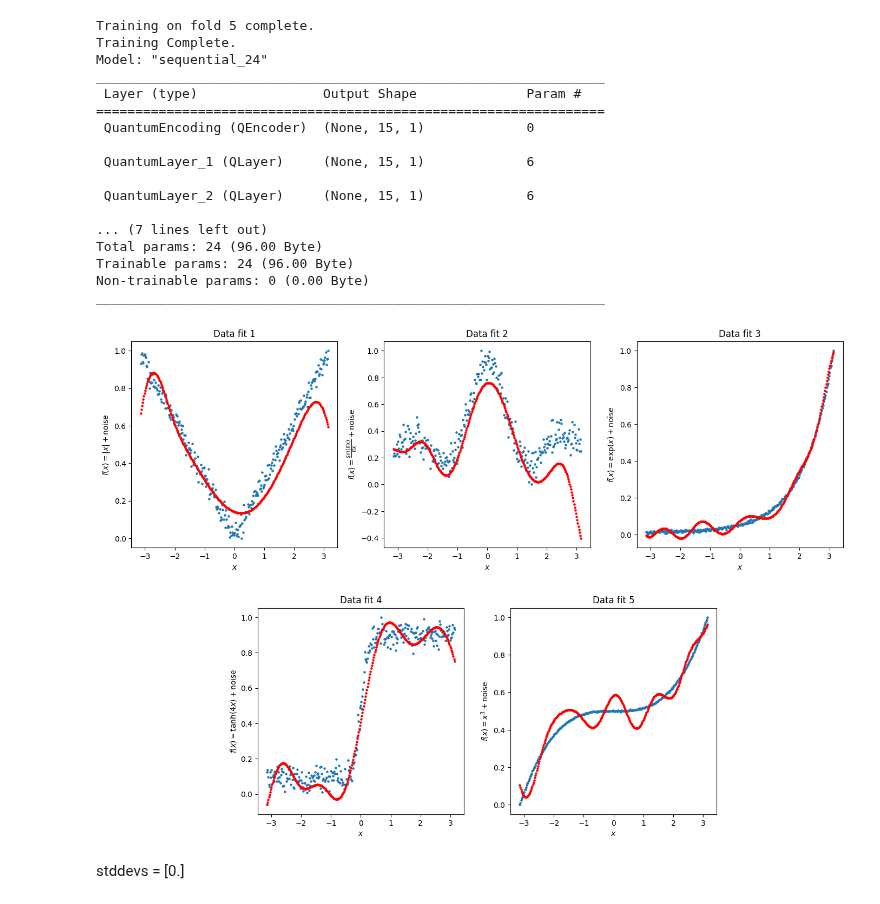
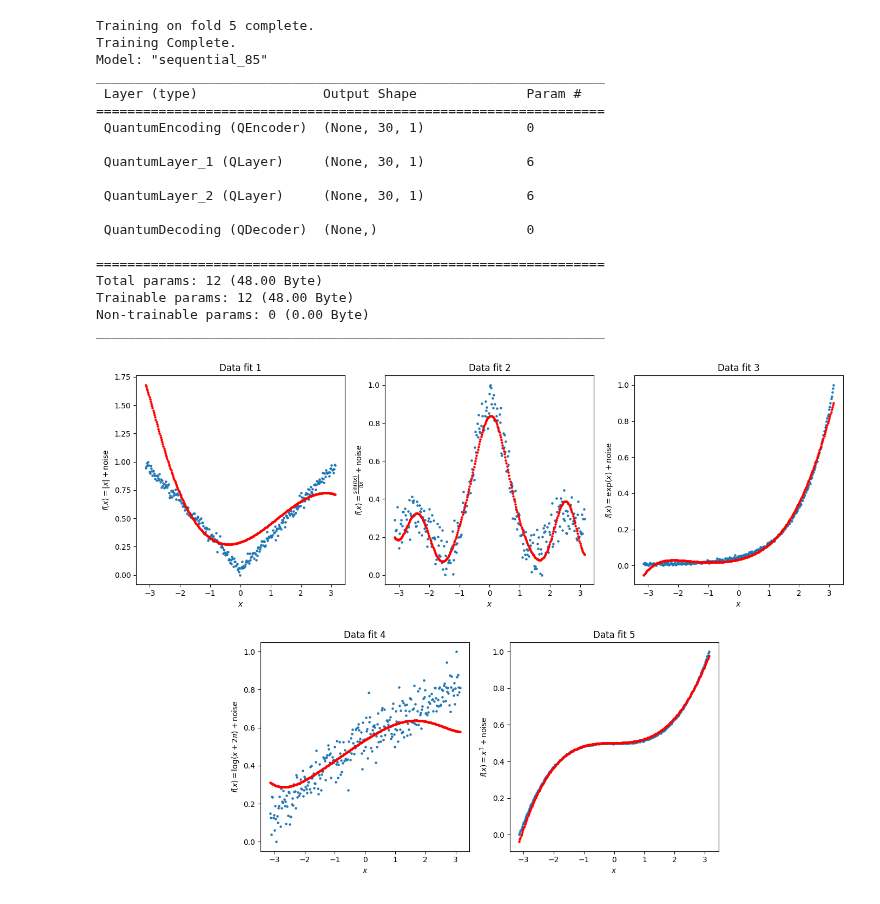
Before and after one commit to songofphysics/master-thesis, a Jupyter notebook: test.ipynb, the cells around one changed output. Drawn from its saved outputs; the diff is of its cells as text; code cells hidden in the pictures.

```diff
--- a/test.ipynb
+++ b/test.ipynb
@@ -273,10 +276,38 @@ def min_max_normalize(data):
 
 # Normalize each result individually
 Y = min_max_normalize(Y)
+# %%
+power_lr = tf.keras.optimizers.schedules.PolynomialDecay(
+    initial_learning_rate=0.01,
+    decay_steps=1000,
+    end_learning_rate=0.0001,
+    power=2.0
+)
+
+log_lr = tf.keras.optimizers.schedules.ExponentialDecay(
+    initial_learning_rate=0.01,
+    decay_steps=1000,
+    decay_rate=0.95
+)
+
+exp_lr = tf.keras.optimizers.schedules.ExponentialDecay(
+    initial_learning_rate=0.001,  # Lower initial rate
+    decay_steps=500,              # Faster decay
+    decay_rate=0.9                # Steeper decay
+)
+
+rates = [0.01, 0.01, power_lr, log_lr, exp_lr]
+
+# Custom R2Score metric to handle shape issues
+class R2ScoreWrapper(tf.keras.metrics.R2Score):
+    def update_state(self, y_true, y_pred, sample_weight=None):
+        y_true = tf.reshape(y_true, [-1, 1])
+        y_pred = tf.reshape(y_pred, [-1, 1])
+        return super().update_state(y_true, y_pred, sample_weight)
 # %%
 from sklearn.model_selection import KFold
 
-def train_model(input_data, target_data, function_index, k_folds=5, std=0.1, cutoff_dim=10, num_layers=6, epochs=200):
+def train_model(input_data, target_data, function_index, k_folds=5, learning_rate = 0.01, std=0.1, cutoff_dim=10, num_layers=6, epochs=200):
     fold_var = 1
 
     kf = KFold(n_splits=k_folds, shuffle=True, random_state=42)
@@ -296,8 +327,8 @@ def train_model(input_data, target_data, function_index, k_folds=5, std=0.1, cut
         model.add(QDecoder(dim=cutoff_dim, name='QuantumDecoding'))
 
         # Compile the model
-        opt = tf.keras.optimizers.Adam(0.01, clipnorm=1.0)
-        model.compile(optimizer=opt, loss='mse')
+        opt = tf.keras.optimizers.Adam(learning_rate, clipnorm=1.0)
+        model.compile(optimizer=opt, loss='mse', metrics=[R2ScoreWrapper()])
 
         # Create the ParameterLoggingCallback
         param_logger = ParameterLoggingCallback(fold_var, function_index, x_train_fold, y_train_fold)
@@ -333,25 +364,28 @@ def untrained_models(d = 0.1, num_layers = 6, cutoff_dim = 10):
 # %%
 # Train the model
 results = []
-for y in Y:
-    results.append(train_model(x, y, std=0.1, num_layers=4, cutoff_dim=15))
+layers = [1, 3, 2, 2, 2]
+for i in range(5):
+    results.append(train_model(x, Y[i], i+1, learning_rate=rates[i], num_layers=layers[i], cutoff_dim=30))
 H, M = zip(*results)
 # %% [output]
 Training on fold 5 complete.
 Training Complete.
-Model: "sequential_24"
+Model: "sequential_85"
 _________________________________________________________________
  Layer (type)                Output Shape              Param #
 =================================================================
- QuantumEncoding (QEncoder)  (None, 15, 1)             0
+ QuantumEncoding (QEncoder)  (None, 30, 1)             0
 
- QuantumLayer_1 (QLayer)     (None, 15, 1)             6
+ QuantumLayer_1 (QLayer)     (None, 30, 1)             6
 
- QuantumLayer_2 (QLayer)     (None, 15, 1)             6
+ QuantumLayer_2 (QLayer)     (None, 30, 1)             6
 
-... (7 lines left out)
-Total params: 24 (96.00 Byte)
-Trainable params: 24 (96.00 Byte)
+ QuantumDecoding (QDecoder)  (None,)                   0
+
+=================================================================
+Total params: 12 (48.00 Byte)
+Trainable params: 12 (48.00 Byte)
 Non-trainable params: 0 (0.00 Byte)
 _________________________________________________________________
 # %%
@@ -359,37 +393,35 @@ fit = plt.figure(figsize=(14, 10))
 gs = plt.GridSpec(2, 12)
 
 Y_preds = [model.predict(x, verbose = 0) for model in M]
 y_labels = [
     r'$f(x) = |x| + \text{noise}$',
     r'$f(x) = \frac{\sin(\pi x)}{\pi x} + \text{noise}$',
     r'$f(x) = \exp(x) + \text{noise}$',
-    r'$f(x) = \tanh(4x) + \text{noise}$',
+    r'$f(x) = \log(x+2\pi) + \text{noise}$',
     r'$f(x) = x^3 + \text{noise}$'
 ]
 
 for i in range(5):
     if i < 3:
         ax = plt.subplot(gs[0, 4 * i:4 * i + 4])
     else:
         # Center the bottom plots by shifting them to the right
         ax = plt.subplot(gs[1, 4 * (i - 3) + 2:4 * (i - 3) + 6])
 
     y = Y[i]
     y_pred = Y_preds[i]
     ax.scatter(x, y, s=5, label="Noisy Data")
     ax.scatter(x, y_pred, s=5, label='Fitted Curve', color='r')
     ax.set_title(f'Data fit {i+1}')
     ax.set_xlabel(r'$x$')
     ax.set_ylabel(y_labels[i])
     ax.set_box_aspect(1)
 
 plt.tight_layout()
 fit.savefig('fits.png')
 plt.show()
 # %% [output]
-[figure, old version]
+[figure, new version]
-# %% [markdown]
-stddevs = [0.]
 # %%
 cost = plt.figure(figsize=(14, 10))
 gs = plt.GridSpec(2, 12)
```
Also changed, not shown: parts of 6 cells of this notebook, 52 other files.
